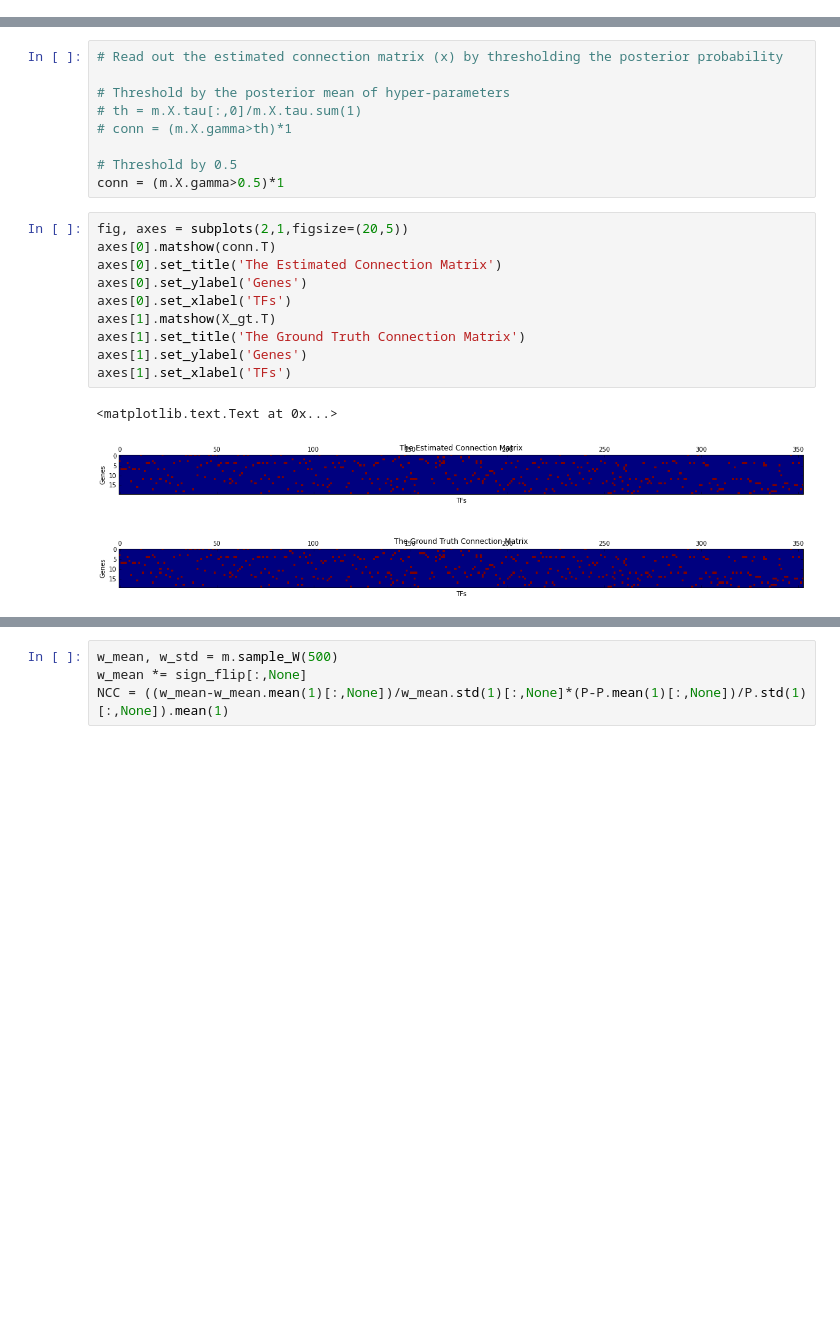
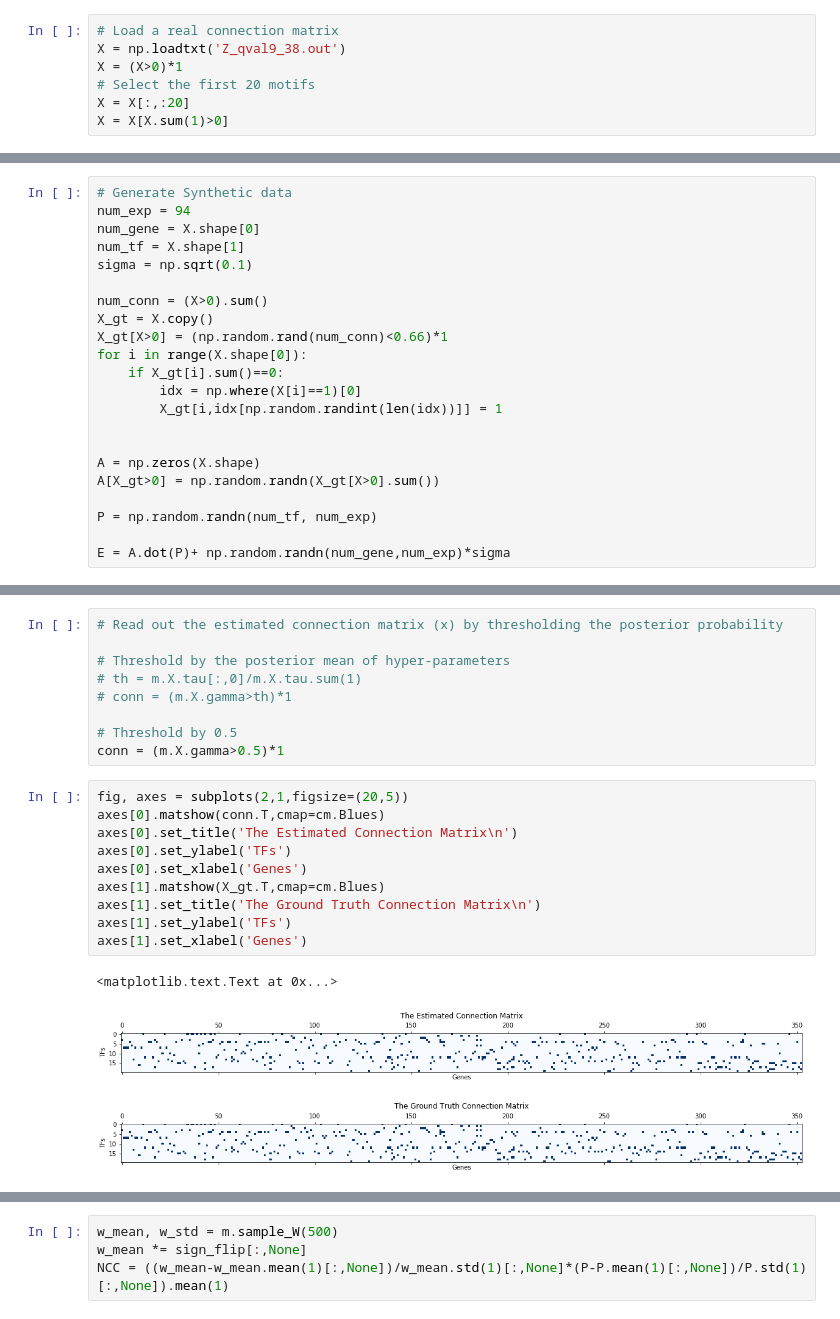
Before and after one commit to zhenwendai/SITAR, a Jupyter notebook: demo.ipynb, the cells around one changed output, grey strips where cells are left out. Cells and saved outputs as stored; diff of their text form; blank space fills up the shorter version.

```diff
--- a/demo.ipynb
+++ b/demo.ipynb
@@ -71,0 +52,7 @@ The number of experiments: 94
+# %%
+# Load a real connection matrix
+X = np.loadtxt('Z_qval9_38.out')
+X = (X>0)*1
+# Select the first 20 motifs
+X = X[:,:20]
+X = X[X.sum(1)>0]
@@ -71,0 +61,22 @@ The number of experiments: 94
+# %%
+# Generate Synthetic data
+num_exp = 94
+num_gene = X.shape[0]
+num_tf = X.shape[1]
+sigma = np.sqrt(0.1)
+
+num_conn = (X>0).sum()
+X_gt = X.copy()
+X_gt[X>0] = (np.random.rand(num_conn)<0.66)*1
+for i in range(X.shape[0]):
+    if X_gt[i].sum()==0:
+        idx = np.where(X[i]==1)[0]
+        X_gt[i,idx[np.random.randint(len(idx))]] = 1
+
+
+A = np.zeros(X.shape)
+A[X_gt>0] = np.random.randn(X_gt[X>0].sum())
+
+P = np.random.randn(num_tf, num_exp)
+
+E = A.dot(P)+ np.random.randn(num_gene,num_exp)*sigma
@@ -128,17 +145,17 @@ x_gamma = m.X.gamma.values.copy()  # THe posterior probability of connections (X
 conn = (m.X.gamma>0.5)*1
 # %%
 fig, axes = subplots(2,1,figsize=(20,5))
-axes[0].matshow(conn.T)
-axes[0].set_title('The Estimated Connection Matrix')
-axes[0].set_ylabel('Genes')
-axes[0].set_xlabel('TFs')
-axes[1].matshow(X_gt.T)
-axes[1].set_title('The Ground Truth Connection Matrix')
-axes[1].set_ylabel('Genes')
-axes[1].set_xlabel('TFs')
+axes[0].matshow(conn.T,cmap=cm.Blues)
+axes[0].set_title('The Estimated Connection Matrix\n')
+axes[0].set_ylabel('TFs')
+axes[0].set_xlabel('Genes')
+axes[1].matshow(X_gt.T,cmap=cm.Blues)
+axes[1].set_title('The Ground Truth Connection Matrix\n')
+axes[1].set_ylabel('TFs')
+axes[1].set_xlabel('Genes')
 # %% [output]
 <matplotlib.text.Text at 0x...>
-[figure, old version]
+[figure, new version]
 # %%
 # Compare the estimated connection matrix with the ground-truth
 X_p = X>0
```
Also changed, not shown: parts of 12 cells of this notebook, 3 other files.
